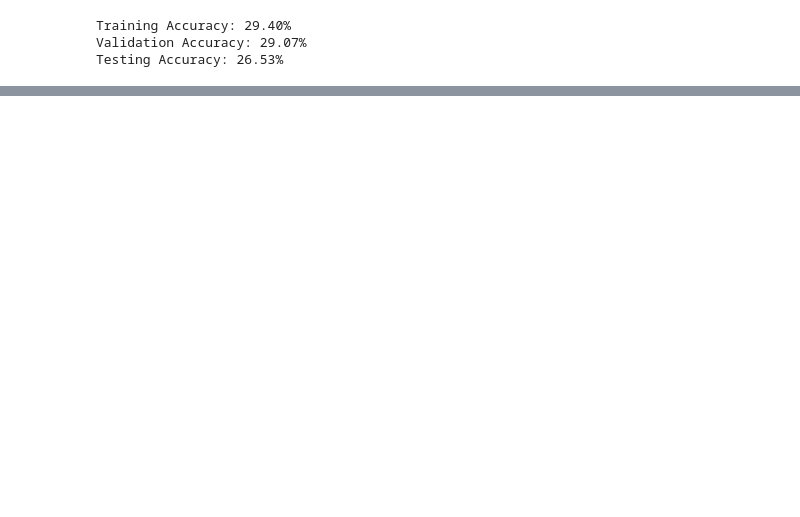
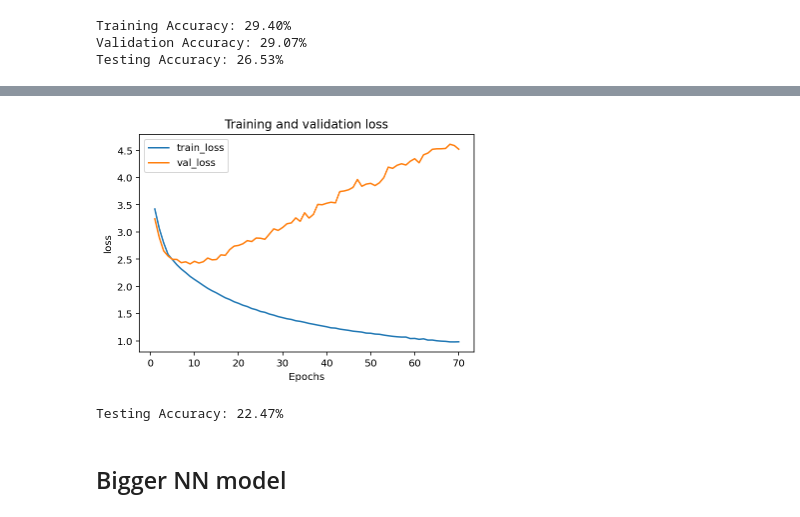
Before and after one commit to hershcode/oratio, a Jupyter notebook: modeling.ipynb, the cells around one changed output, grey strips where cells are left out. Cells and saved outputs as stored; diff of their text form; code cells hidden in the pictures; blank space fills up the shorter version.

```diff
--- a/modeling.ipynb
+++ b/modeling.ipynb
@@ -221,0 +265,4 @@ Testing Accuracy: 26.53%
+# %%
+deep_nn = deep_nn_model()
+deep_nn, deep_nn_history = fit_model(model=simple_nn, X=X, y=yy,
+                                         epochs=70, validation_data=(x_val, y_val), verbose=1)
@@ -221,0 +287,11 @@ Testing Accuracy: 26.53%
+# %%
+plot_metric(history=deep_nn_history, metric='loss')
+# %% [output]
+[figure, added]
+# %%
+score = deep_nn.evaluate(x_test, y_test, verbose=0)
+print("Testing Accuracy: {0:.2%}".format(score[1]))
+# %% [output]
+Testing Accuracy: 22.47%
+# %% [markdown]
+## Bigger NN model
```
Also changed, not shown: parts of 22 cells of this notebook.
